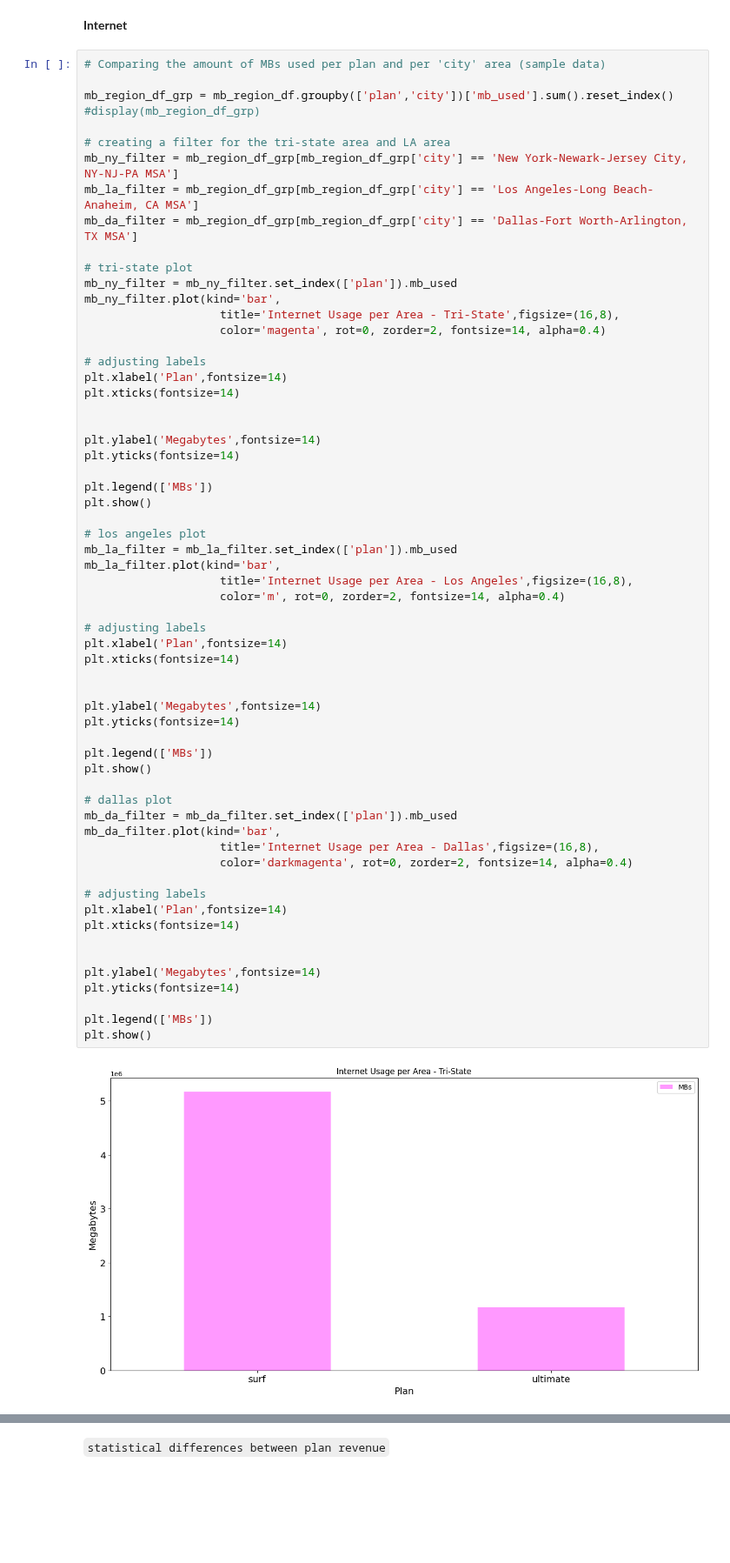
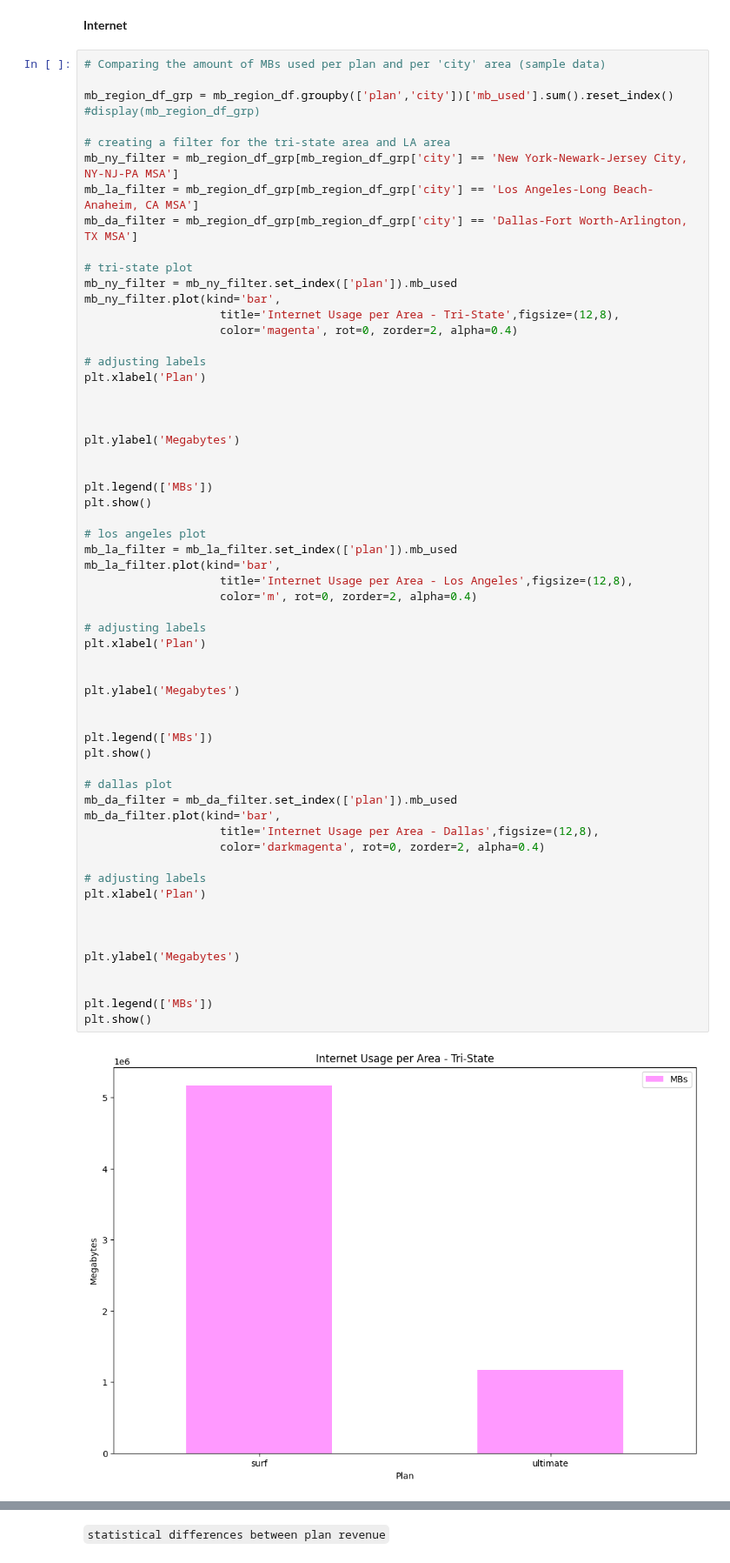
Before and after one commit to mattamx/Projects, a Jupyter notebook: TripleTen Projects/Sprint 3 - Statistical Data Analysis/Statistical Data Analysis.ipynb, the cells around one changed output, grey strips where cells are left out. Shown at 87% size. Drawn from its saved outputs; the diff is of its cells as text; blank space fills up the shorter version.

```diff
--- a/TripleTen Projects/Sprint 3 - Statistical Data Analysis/Statistical Data Analysis.ipynb
+++ b/TripleTen Projects/Sprint 3 - Statistical Data Analysis/Statistical Data Analysis.ipynb
@@ -1336,52 +1424,51 @@ mb_da_filter = mb_region_df_grp[mb_region_df_grp['city'] == 'Dallas-Fort Worth-A
 # tri-state plot
 mb_ny_filter = mb_ny_filter.set_index(['plan']).mb_used
 mb_ny_filter.plot(kind='bar',
-                    title='Internet Usage per Area - Tri-State',figsize=(16,8),
-                    color='magenta', rot=0, zorder=2, fontsize=14, alpha=0.4)
+                    title='Internet Usage per Area - Tri-State',figsize=(12,8),
+                    color='magenta', rot=0, zorder=2, alpha=0.4)
 
 # adjusting labels
-plt.xlabel('Plan',fontsize=14)
-plt.xticks(fontsize=14)
+plt.xlabel('Plan')
 
 
-plt.ylabel('Megabytes',fontsize=14)
-plt.yticks(fontsize=14)
+
+plt.ylabel('Megabytes')
+
 
 plt.legend(['MBs'])
 plt.show()
 
 # los angeles plot
 mb_la_filter = mb_la_filter.set_index(['plan']).mb_used
 mb_la_filter.plot(kind='bar',
-                    title='Internet Usage per Area - Los Angeles',figsize=(16,8),
-                    color='m', rot=0, zorder=2, fontsize=14, alpha=0.4)
+                    title='Internet Usage per Area - Los Angeles',figsize=(12,8),
+                    color='m', rot=0, zorder=2, alpha=0.4)
 
 # adjusting labels
-plt.xlabel('Plan',fontsize=14)
-plt.xticks(fontsize=14)
+plt.xlabel('Plan')
 
 
-plt.ylabel('Megabytes',fontsize=14)
-plt.yticks(fontsize=14)
+plt.ylabel('Megabytes')
+
 
 plt.legend(['MBs'])
 plt.show()
 
 # dallas plot
 mb_da_filter = mb_da_filter.set_index(['plan']).mb_used
 mb_da_filter.plot(kind='bar',
-                    title='Internet Usage per Area - Dallas',figsize=(16,8),
-                    color='darkmagenta', rot=0, zorder=2, fontsize=14, alpha=0.4)
+                    title='Internet Usage per Area - Dallas',figsize=(12,8),
+                    color='darkmagenta', rot=0, zorder=2, alpha=0.4)
 
 # adjusting labels
-plt.xlabel('Plan',fontsize=14)
-plt.xticks(fontsize=14)
+plt.xlabel('Plan')
 
 
-plt.ylabel('Megabytes',fontsize=14)
-plt.yticks(fontsize=14)
+
+plt.ylabel('Megabytes')
+
 
 plt.legend(['MBs'])
 plt.show()
 # %% [output]
-[figure, old version]
+[figure, new version]
```
Also changed, not shown: parts of 25 cells of this notebook, 7 other files.
